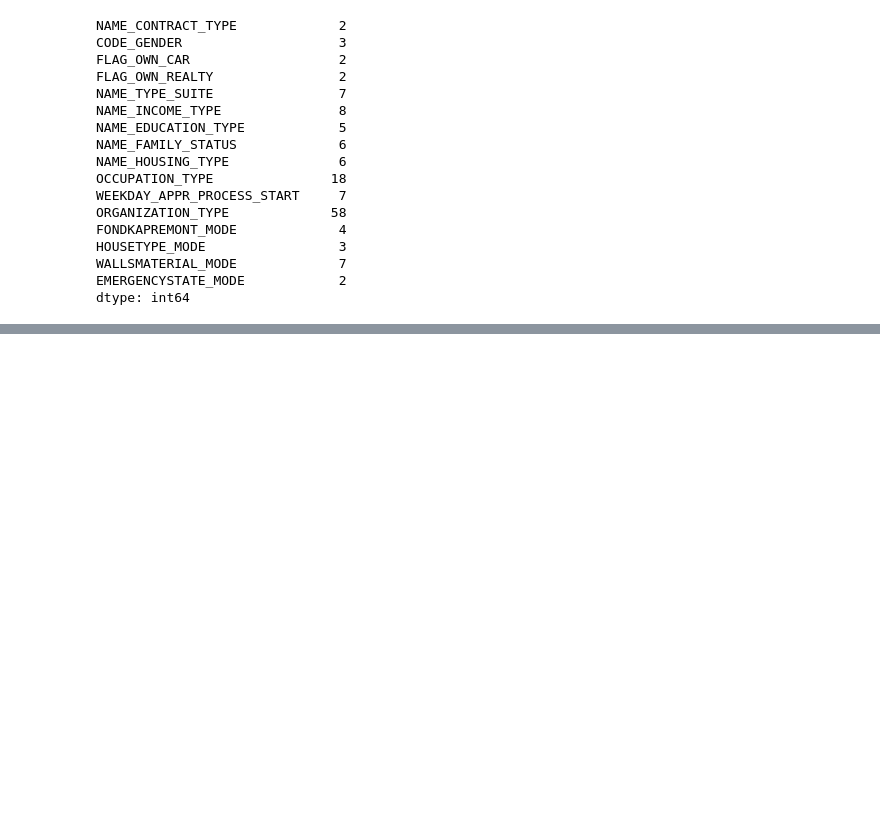
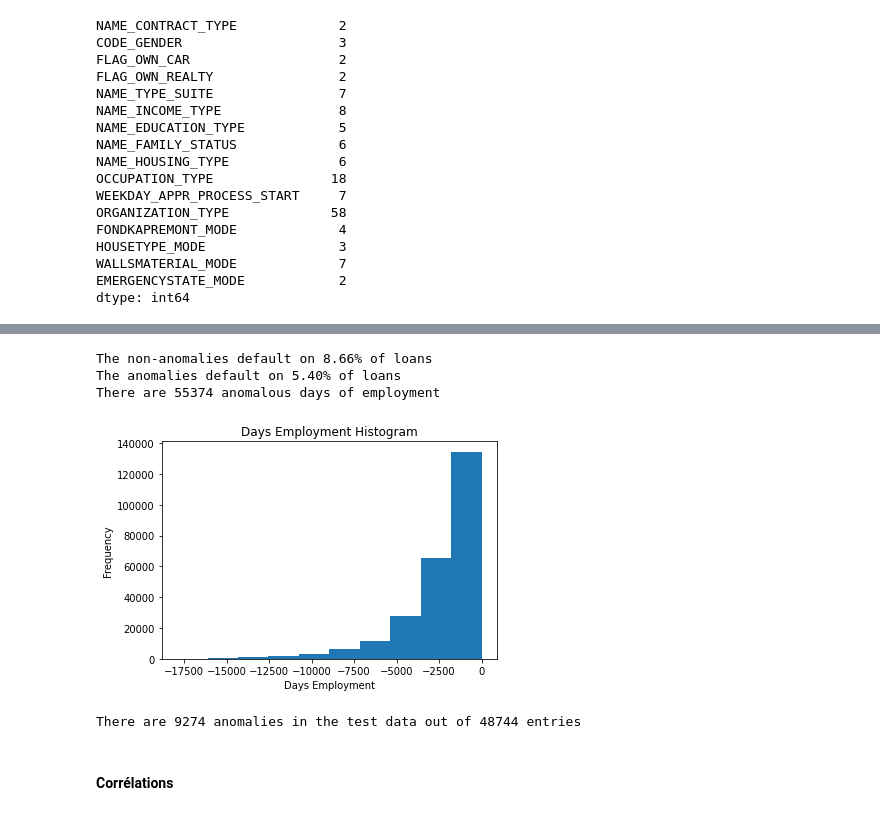
Before and after one commit to katrinmisel/HomeCreditDefaultRisk, a Jupyter notebook: scoring.ipynb, the cells around one changed output, grey strips where cells are left out. Saved outputs shown, nothing was run; the diff lists cells and outputs as text; code cells hidden in the pictures; blank space fills up the shorter version.

```diff
--- a/scoring.ipynb
+++ b/scoring.ipynb
@@ -101,0 +145,7 @@ dtype: int64
+# %%
+# one-hot encoding of categorical variables
+app_train = pd.get_dummies(app_train)
+app_test = pd.get_dummies(app_test)
+
+print('Training Features shape: ', app_train.shape)
+print('Testing Features shape: ', app_test.shape)
@@ -101,0 +155,11 @@ dtype: int64
+# %%
+train_labels = app_train['TARGET']
+
+# Align the training and testing data, keep only columns present in both dataframes
+app_train, app_test = app_train.align(app_test, join = 'inner', axis = 1)
+
+# Add the target back in
+app_train['TARGET'] = train_labels
+
+print('Training Features shape: ', app_train.shape)
+print('Testing Features shape: ', app_test.shape)
@@ -101,0 +199,29 @@ dtype: int64
+# %%
+anom = app_train[app_train['DAYS_EMPLOYED'] == 365243]
+non_anom = app_train[app_train['DAYS_EMPLOYED'] != 365243]
+print('The non-anomalies default on %0.2f%% of loans' % (100 * non_anom['TARGET'].mean()))
+print('The anomalies default on %0.2f%% of loans' % (100 * anom['TARGET'].mean()))
+print('There are %d anomalous days of employment' % len(anom))
+# %% [output]
+The non-anomalies default on 8.66% of loans
+The anomalies default on 5.40% of loans
+There are 55374 anomalous days of employment
+# %%
+app_train['DAYS_EMPLOYED_ANOM'] = app_train["DAYS_EMPLOYED"] == 365243
+
+# Replace the anomalous values with nan
+app_train['DAYS_EMPLOYED'].replace({365243: np.nan}, inplace = True)
+
+app_train['DAYS_EMPLOYED'].plot.hist(title = 'Days Employment Histogram');
+plt.xlabel('Days Employment');
+# %% [output]
+[figure, added]
+# %%
+app_test['DAYS_EMPLOYED_ANOM'] = app_test["DAYS_EMPLOYED"] == 365243
+app_test["DAYS_EMPLOYED"].replace({365243: np.nan}, inplace = True)
+
+print('There are %d anomalies in the test data out of %d entries' % (app_test["DAYS_EMPLOYED_ANOM"].sum(), len(app_test)))
+# %% [output]
+There are 9274 anomalies in the test data out of 48744 entries
+# %% [markdown]
+#### Corrélations
```
Also changed, not shown: parts of 34 cells of this notebook, 2 other files.
